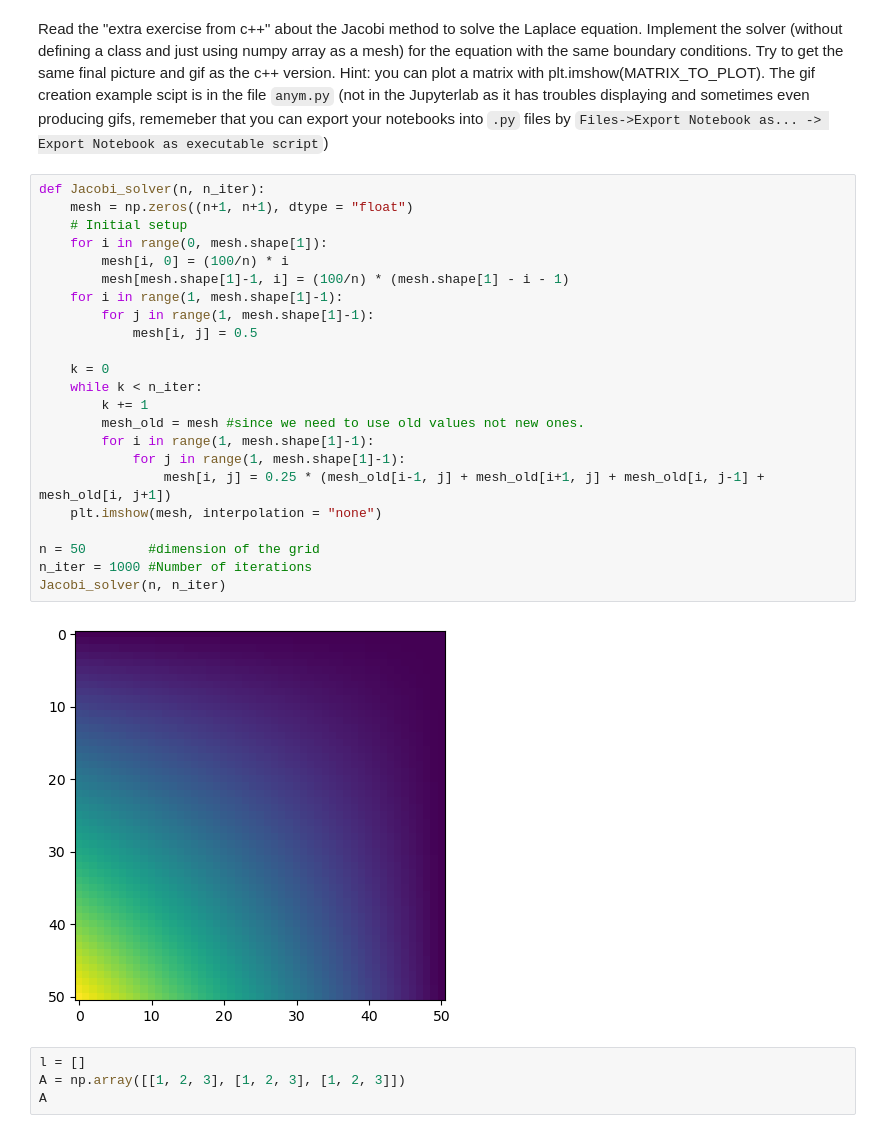
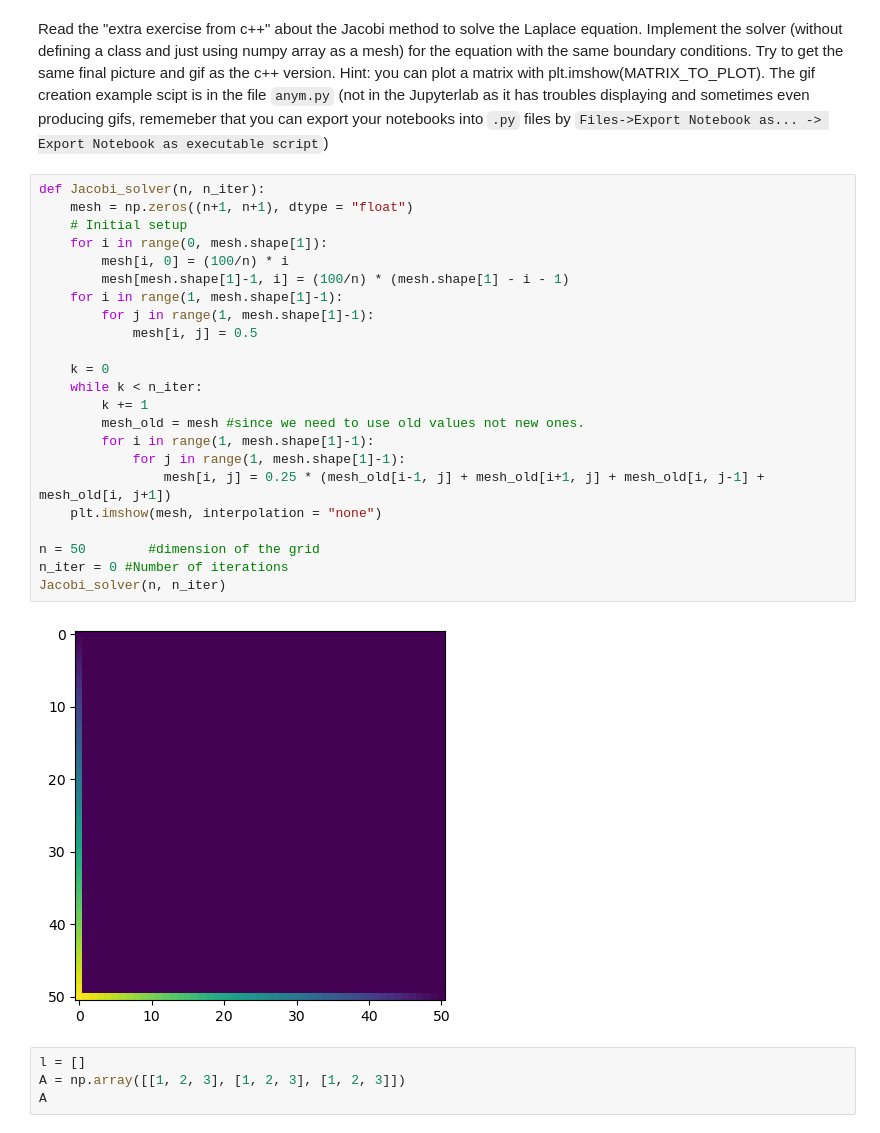
Before and after one commit to SDavenia/AP_spoon, a Jupyter notebook: python/Exercises2.ipynb, the cells around one changed output. Cells and saved outputs as stored; diff of their text form.

```diff
--- a/python/Exercises2.ipynb
+++ b/python/Exercises2.ipynb
@@ -101,28 +101,28 @@ Read the "extra exercise from c++" about the Jacobi method to solve the Laplace
 # %%
 def Jacobi_solver(n, n_iter):
     mesh = np.zeros((n+1, n+1), dtype = "float")
     # Initial setup
     for i in range(0, mesh.shape[1]):
         mesh[i, 0] = (100/n) * i
         mesh[mesh.shape[1]-1, i] = (100/n) * (mesh.shape[1] - i - 1)
     for i in range(1, mesh.shape[1]-1):
         for j in range(1, mesh.shape[1]-1):
             mesh[i, j] = 0.5
 
     k = 0
     while k < n_iter:
         k += 1
         mesh_old = mesh #since we need to use old values not new ones.
         for i in range(1, mesh.shape[1]-1):
             for j in range(1, mesh.shape[1]-1):
                 mesh[i, j] = 0.25 * (mesh_old[i-1, j] + mesh_old[i+1, j] + mesh_old[i, j-1] + mesh_old[i, j+1])
     plt.imshow(mesh, interpolation = "none")
 
 n = 50        #dimension of the grid
-n_iter = 1000 #Number of iterations
+n_iter = 0 #Number of iterations
 Jacobi_solver(n, n_iter)
 # %% [output]
-[figure, old version]
+[figure, new version]
 # %%
 l = []
 A = np.array([[1, 2, 3], [1, 2, 3], [1, 2, 3]])
```
